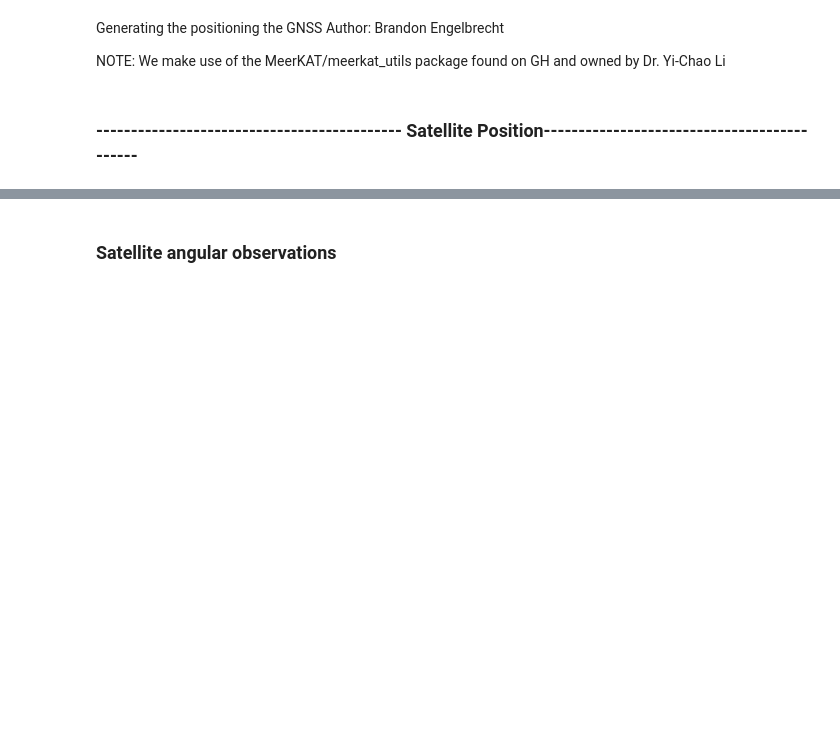
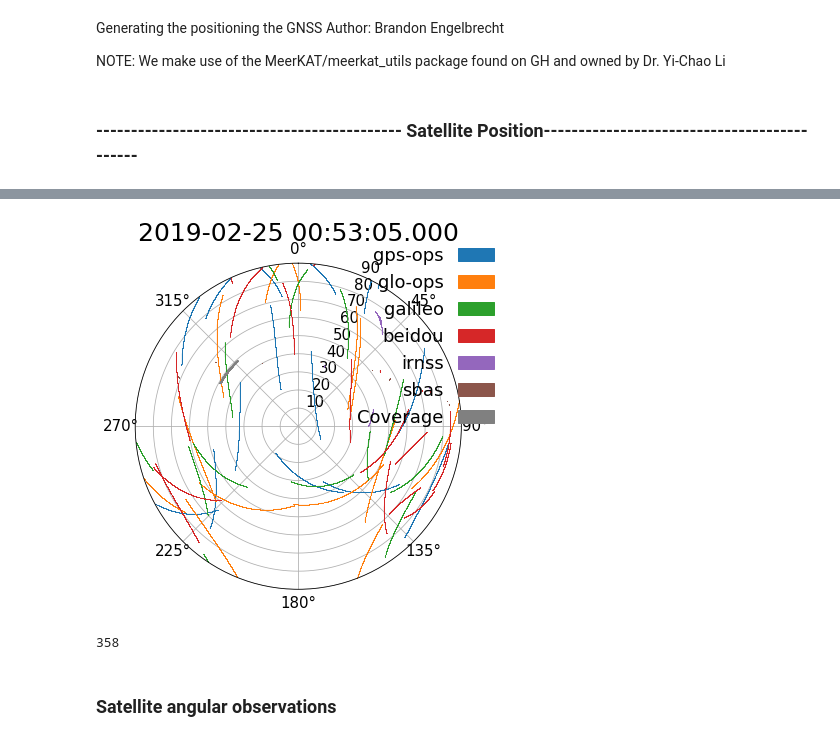
Before and after one commit to vitoria-ab/satellite_RFI-mine, a Jupyter notebook: Notebooks/Satellite_position/Satellite_position.ipynb, the cells around one changed output, grey strips where cells are left out. Cells and saved outputs as stored; diff of their text form; code cells hidden in the pictures; blank space fills up the shorter version.

Commit message:
Included images into notebook

```diff
--- a/Notebooks/Satellite_position/Satellite_position.ipynb
+++ b/Notebooks/Satellite_position/Satellite_position.ipynb
@@ -22,10 +22,12 @@ import random
 ### -------------------------------------------- Satellite Position--------------------------------------------
 # %%
 # Returning the date/time of observation or unix time
-fname, dtime=tools.timepoint(fname=pm.file, date=None)
+fname, dtime = tools.timepoint(fname = pm.file, date = None)
 
 # Checking the location for the two-line-element files
-tle_location=tools.tle_download(tle_load= 'TLE/2019_02_21_tle/', direc_path=None)
+tle_location = tools.tle_download(
+    tle_load = 'TLE/2019_02_21_tle/', direc_path=None
+)
 
 # Location of saved data
 dsave = pm.data_save+str(fname)+'/'
@@ -37,7 +39,10 @@ dfigures = pm.data_save+str(fname)+'/figures/'
 beam_model = pm.beam_model
 
 # Initalizing of the satellite position [Check_satellite]
-tsc = cs.Telescopesite_Satellite_Catalogue(source_url=tle_location, sats_type=pm.satellite_type, reload=False)
+tsc = cs.Telescopesite_Satellite_Catalogue(
+    source_url = tle_location,
+    sats_type = pm.satellite_type,
+    reload = False)
 
 # Start of observation time [AUTOMATIC]
 start_observation_time = int(fname)+pm.nd_s0[0]
@@ -45,4 +50,8 @@ observation_time_list = (pm.nd_s0 -pm.nd_s0[0]) * u.second
 telescope_location = [pm.telescope_Lat* u.deg , pm.telescope_Lon* u.deg]
 
 # Telescope pointing array in Az and Alt
-telescope_pointing =  np.array([[pm.nd_s0_coords[0][i], pm.nd_s0_coords[1][i]] for i in range(len(pm.nd_s0_coords[0]))])
+telescope_pointing =  np.array(
+    [
+        [pm.nd_s0_coords[0][i], pm.nd_s0_coords[1][i]] for i in range(len(pm.nd_s0_coords[0]))
+    ]
+)
@@ -49,6 +69,8 @@ telescope_pointing =  np.array([[pm.nd_s0_coords[0][i], pm.nd_s0_coords[1][i]] f
 # %%
 # Running
-tsc.obs_time= datetime.utcfromtimestamp(start_observation_time).strftime('%Y-%m-%d %H:%M:%S')
+tsc.obs_time= datetime.utcfromtimestamp(
+    start_observation_time).strftime('%Y-%m-%d %H:%M:%S'
+                                    )
 tsc.obs_time_list = observation_time_list
 tsc.obs_location = telescope_location
 tsc.get_sate_coords()
@@ -57,7 +79,14 @@ tsc.get_sate_coords()
 cons_remain = tsc.sats_type_remain
 
 # Position of satellites with respect to MeerKAT pointing
-satellite_angle = tsc.check_angular_separation(pointings=telescope_pointing, max_angle=100, beam_func=None, ymin=1e-10, ymax=1, axes=None)
+satellite_angle = tsc.check_angular_separation(
+    pointings = telescope_pointing,
+    max_angle = 100,
+    beam_func = None,
+    ymin = 1e-10,
+    ymax = 1,
+    axes=None
+)
 
 # Transposing the angular seperation values to allow for better plotting
 satellite_angle_t = [satellite_angle[con].T for con in range(len(cons_remain))]
@@ -64,11 +102,16 @@ satellite_angle_t = [satellite_angle[con].T for con in range(len(cons_remain))]
 # %%
 # Plotting the spherical observation of the satellites
 tsc.check_altaz()
 
 # Replace the string of constellations remain
-tools.string_replacer(filePath='../param_import/param.py.py',
-                      str_to_change='constellations_remain = [',
-                      new_str='constellations_remain = '+str(cons_remain)+'\n')
+tools.string_replacer(
+    filePath = '../param_import/param_multi_mask.py',
+    str_to_change = 'constellations_remain = [',
+    new_str = 'constellations_remain = ' + str(cons_remain) + '\n'
+)
+# %% [output]
+[figure, added]
+358
 # %% [markdown]
 ### Satellite angular observations
 # %%
```
Also changed, not shown: parts of 12 cells of this notebook.
